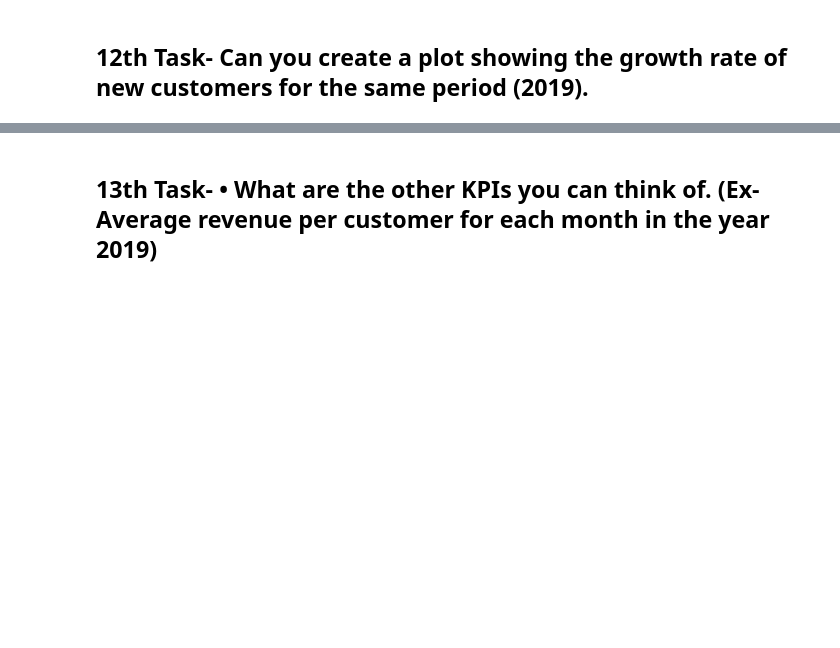
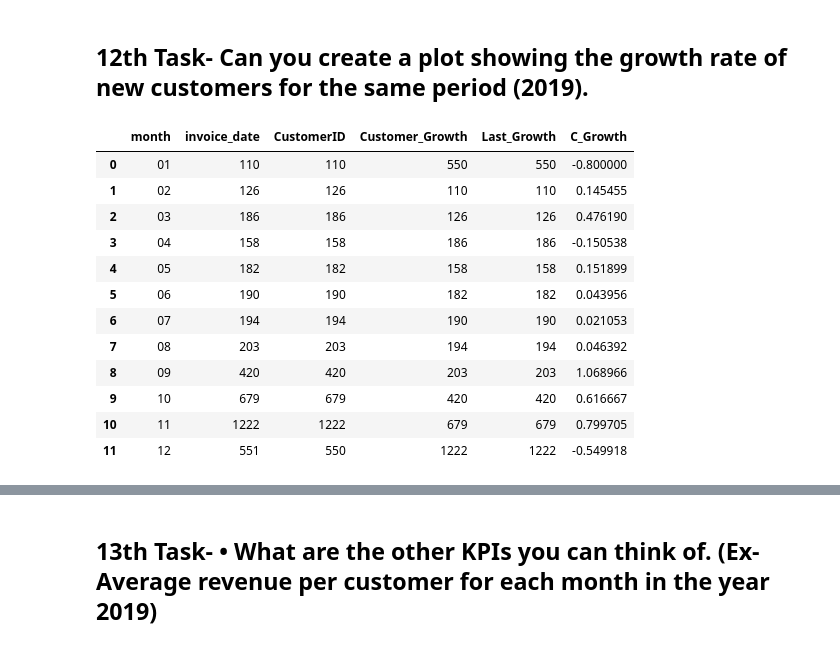
Before and after one commit to selinbulbul/ecommerce-scrape, a Jupyter notebook: New folder/tasks.ipynb, the cells around one changed output, grey strips where cells are left out. Drawn from its saved outputs; the diff is of its cells as text; code cells hidden in the pictures; blank space fills up the shorter version.

```diff
--- a/New folder/tasks.ipynb
+++ b/New folder/tasks.ipynb
@@ -1060,3 +1067,8 @@ df11_2.plot()
 # %% [output]
 <AxesSubplot:>
 [drawing not drawn]
+# %%
+df11_3 = df11.groupby("month").count()
+df11_3 = df11_3.reset_index()
+# df11_3 ["month] lambda x : "Monday" if x==0 else "Tuesday" if x == 1 else
+df11_3
@@ -1063,2 +1094,22 @@ df11_2.plot()
 # %% [markdown]
 ## 12th Task-	Can you create a plot showing the growth rate of new customers for the same period (2019).
+# %%
+df11_3['Last_Growth'] = np.roll(df11_3['CustomerID'],1)
+# %%
+df11_3['C_Growth'] = (df11_3['CustomerID']/df11_3['Last_Growth'])-1
+# %%
+df11_3
+# %% [output]
+|  | month | invoice_date | CustomerID | Customer_Growth | Last_Growth | C_Growth |
+| 0 | 01 | 110 | 110 | 550 | 550 | -0.800000 |
+| 1 | 02 | 126 | 126 | 110 | 110 | 0.145455 |
+| 2 | 03 | 186 | 186 | 126 | 126 | 0.476190 |
+| 3 | 04 | 158 | 158 | 186 | 186 | -0.150538 |
+| 4 | 05 | 182 | 182 | 158 | 158 | 0.151899 |
+| 5 | 06 | 190 | 190 | 182 | 182 | 0.043956 |
+| 6 | 07 | 194 | 194 | 190 | 190 | 0.021053 |
+| 7 | 08 | 203 | 203 | 194 | 194 | 0.046392 |
+| 8 | 09 | 420 | 420 | 203 | 203 | 1.068966 |
+| 9 | 10 | 679 | 679 | 420 | 420 | 0.616667 |
+| 10 | 11 | 1222 | 1222 | 679 | 679 | 0.799705 |
+| 11 | 12 | 551 | 550 | 1222 | 1222 | -0.549918 |
```
Also changed, not shown: parts of 16 cells of this notebook.
